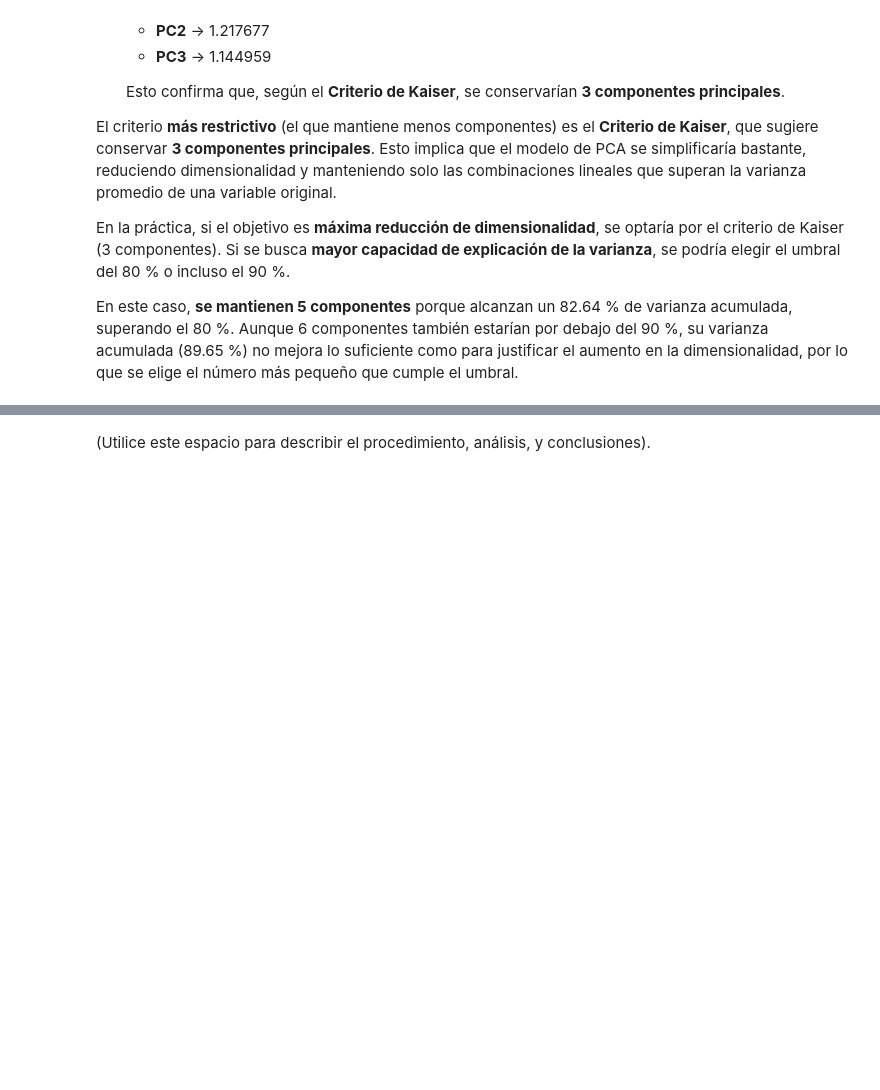
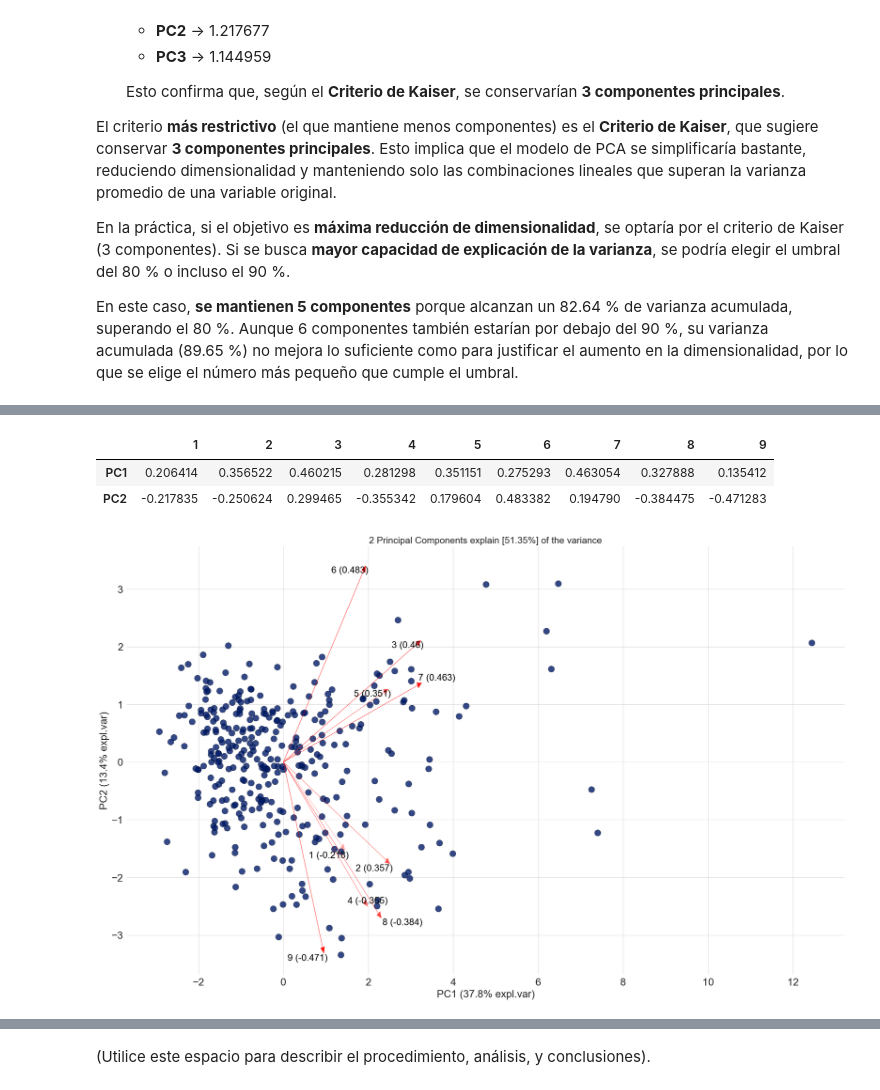
Before and after one commit to DanielEMontero/MIAD_ANS_202514, a Jupyter notebook: Semana 1/S1_LC_Taller_PCA.ipynb, the cells around one changed output, grey strips where cells are left out. Saved outputs shown, nothing was run; the diff lists cells and outputs as text; code cells hidden in the pictures; blank space fills up the shorter version.

```diff
--- a/Semana 1/S1_LC_Taller_PCA.ipynb
+++ b/Semana 1/S1_LC_Taller_PCA.ipynb
@@ -586,0 +587,12 @@ A partir de los Componentes Principales identifique las 5 ciudades calidad de vi
+# %%
+model = pca(n_components=2)
+ciudades = model.fit_transform(df_standardized, verbose=False)
+ciudades['loadings']
+# %% [output]
+|  | 1 | 2 | 3 | 4 | 5 | 6 | 7 | 8 | 9 |
+| PC1 | 0.206414 | 0.356522 | 0.460215 | 0.281298 | 0.351151 | 0.275293 | 0.463054 | 0.327888 | 0.135412 |
+| PC2 | -0.217835 | -0.250624 | 0.299465 | -0.355342 | 0.179604 | 0.483382 | 0.194790 | -0.384475 | -0.471283 |
+# %%
+fig, ax = model.biplot(legend=False, color_arrow="red", arrowdict={'color_text':"black"})
+# %% [output]
+[figure, added]
```
Also changed, not shown: parts of 34 cells of this notebook.
